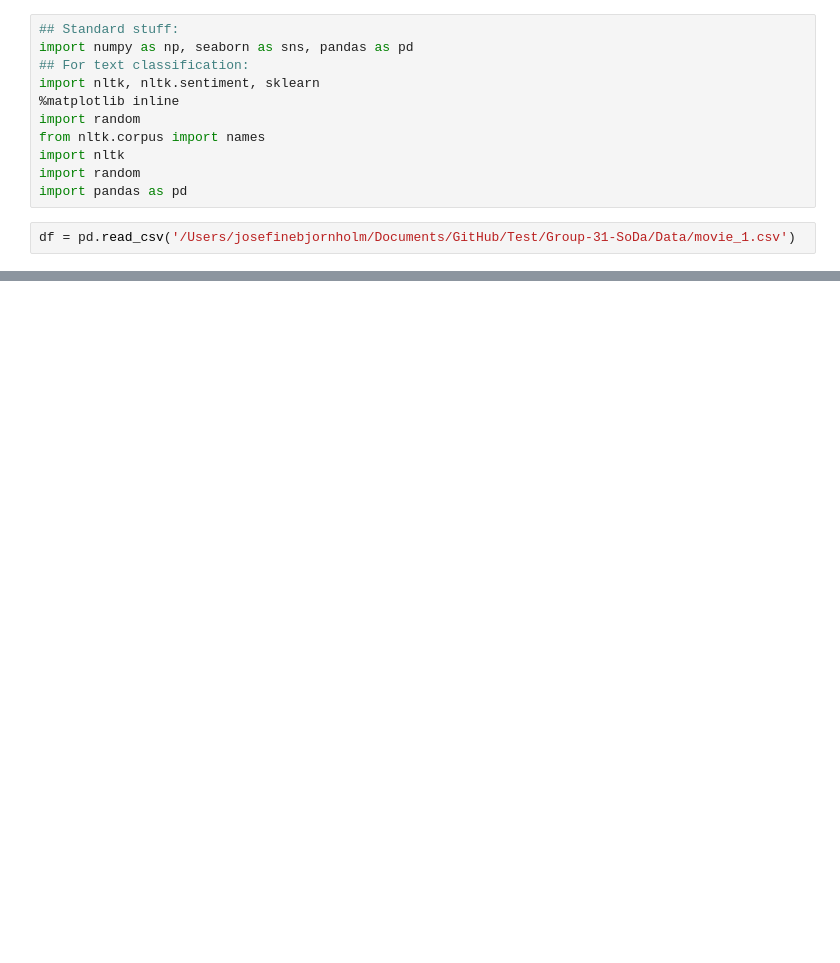
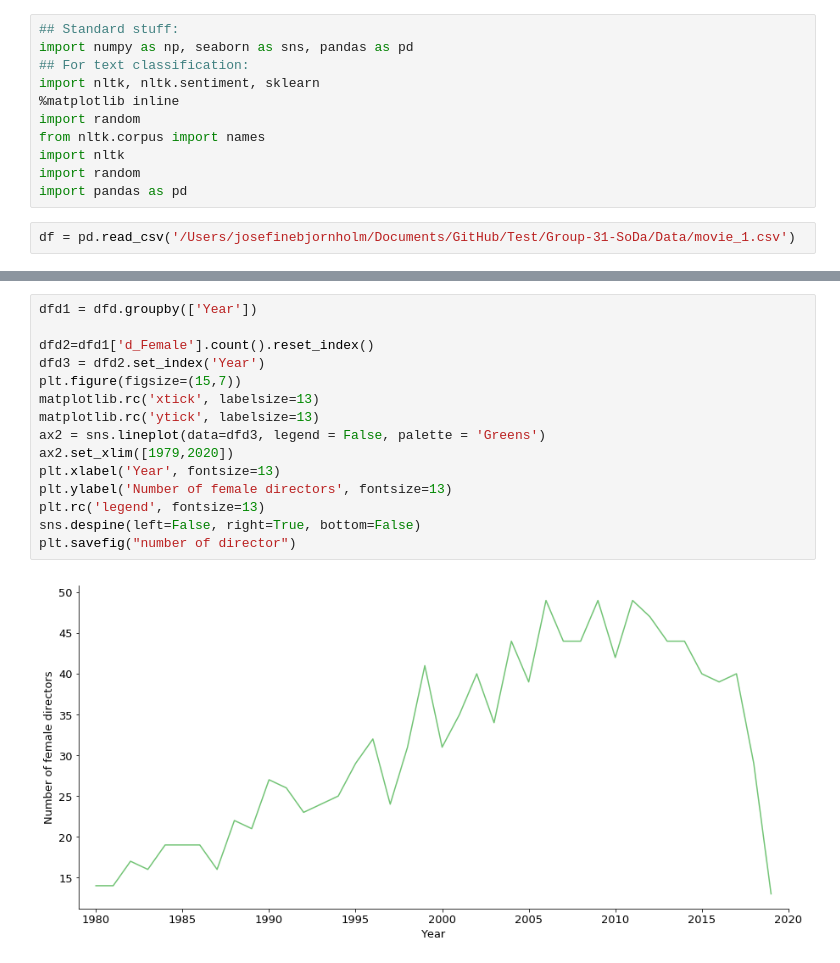
Before and after one commit to jbjornholm/Group-31-SoDa, a Jupyter notebook: Josefine/Exam notes/plots.ipynb, the cells around one changed output, grey strips where cells are left out. Drawn from its saved outputs; the diff is of its cells as text; blank space fills up the shorter version.

```diff
--- a/Josefine/Exam notes/plots.ipynb
+++ b/Josefine/Exam notes/plots.ipynb
@@ -51,0 +63,17 @@ d
+# %%
+dfd1 = dfd.groupby(['Year'])
+
+dfd2=dfd1['d_Female'].count().reset_index()
+dfd3 = dfd2.set_index('Year')
+plt.figure(figsize=(15,7))
+matplotlib.rc('xtick', labelsize=13)
+matplotlib.rc('ytick', labelsize=13)
+ax2 = sns.lineplot(data=dfd3, legend = False, palette = 'Greens')
+ax2.set_xlim([1979,2020])
+plt.xlabel('Year', fontsize=13)
+plt.ylabel('Number of female directors', fontsize=13)
+plt.rc('legend', fontsize=13)
+sns.despine(left=False, right=True, bottom=False)
+plt.savefig("number of director")
+# %% [output]
+[figure, added]
```
Also changed, not shown: parts of 6 cells of this notebook, 4 other files.
